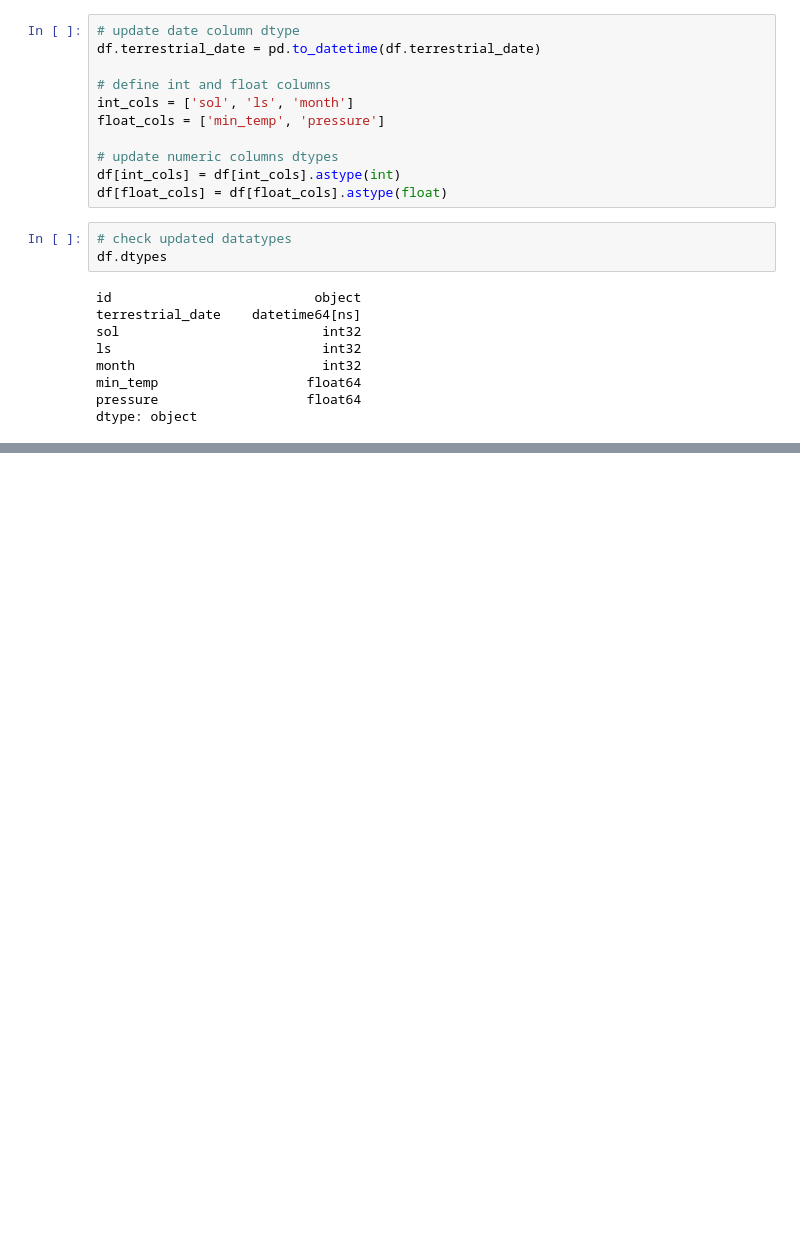
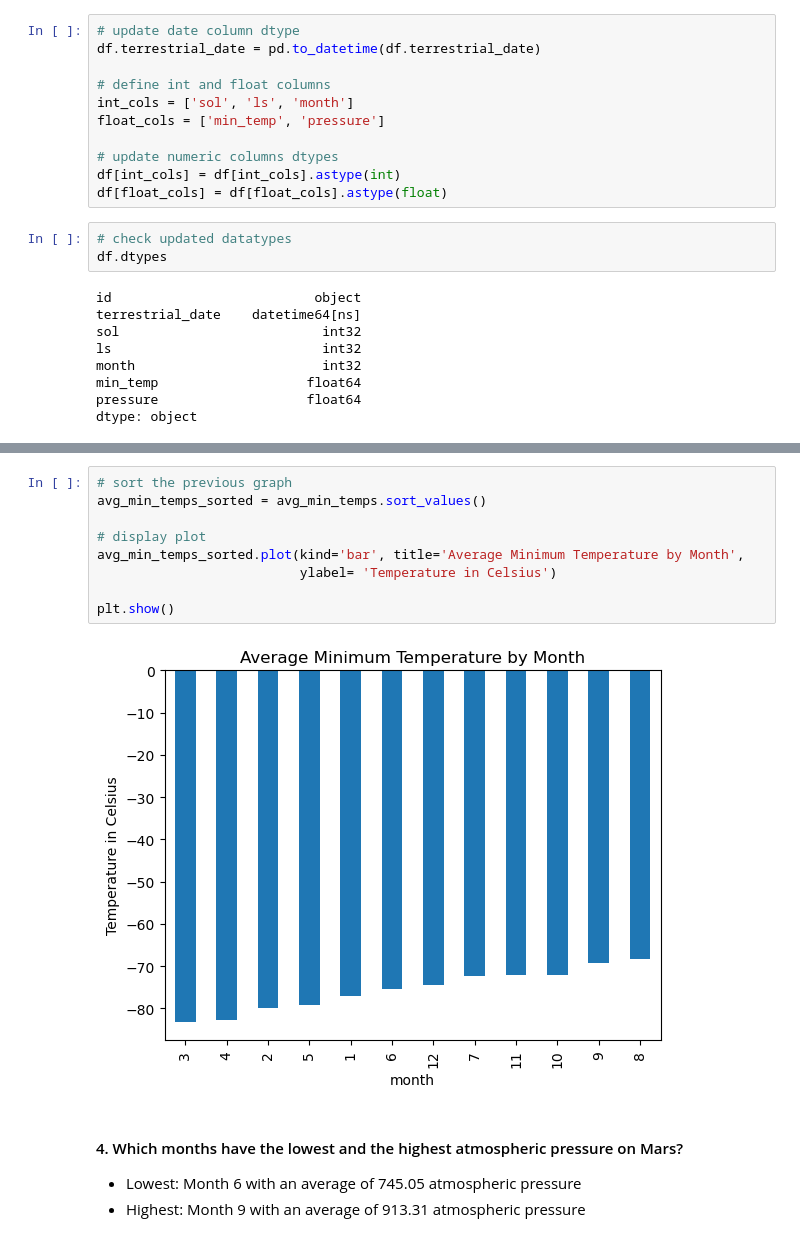
Before and after one commit to brianna-mitri/web-scraping-challenge, a Jupyter notebook: part_2_mars_weather.ipynb, the cells around one changed output, grey strips where cells are left out. Drawn from its saved outputs; the diff is of its cells as text; blank space fills up the shorter version.

```diff
--- a/part_2_mars_weather.ipynb
+++ b/part_2_mars_weather.ipynb
@@ -150,0 +215,15 @@ dtype: object
+# %%
+# sort the previous graph
+avg_min_temps_sorted = avg_min_temps.sort_values()
+
+# display plot
+avg_min_temps_sorted.plot(kind='bar', title='Average Minimum Temperature by Month',
+                          ylabel= 'Temperature in Celsius')
+
+plt.show()
+# %% [output]
+[figure, added]
+# %% [markdown]
+#### 4. Which months have the lowest and the highest atmospheric pressure on Mars?
+- Lowest: Month 6 with an average of 745.05 atmospheric pressure
+- Highest: Month 9 with an average of 913.31 atmospheric pressure
```
Also changed, not shown: parts of 15 cells of this notebook.
